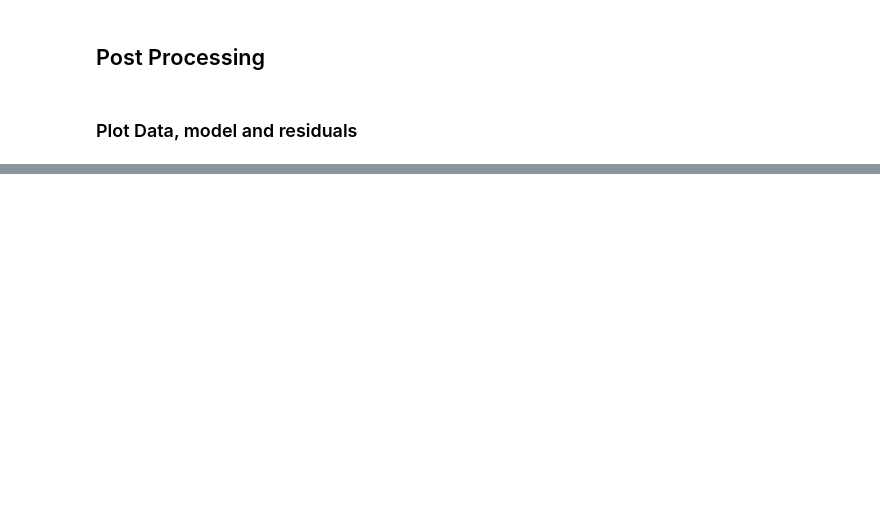
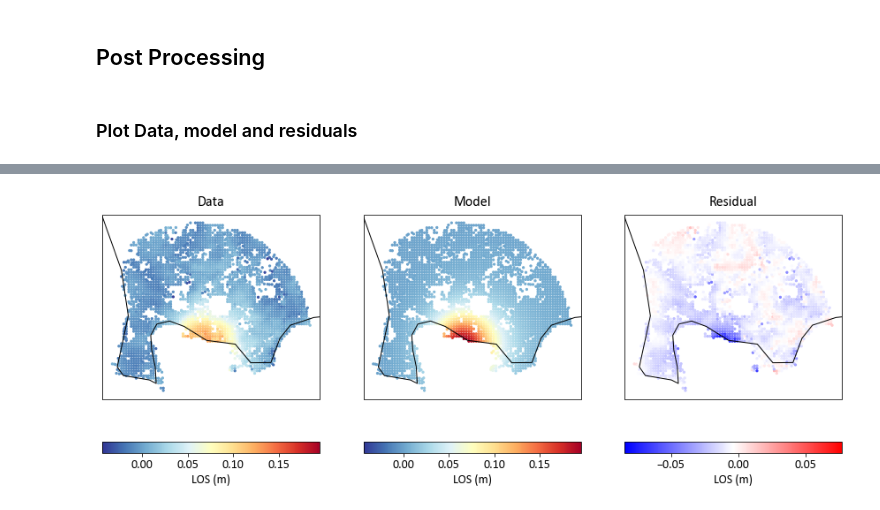
Before and after one commit to EliTras/VSM_test, a Jupyter notebook: USECASE/sill2NA/VSM_sill2NA.ipynb, the cells around one changed output, grey strips where cells are left out. Saved outputs shown, nothing was run; the diff lists cells and outputs as text; code cells hidden in the pictures; blank space fills up the shorter version.

```diff
--- a/USECASE/sill2NA/VSM_sill2NA.ipynb
+++ b/USECASE/sill2NA/VSM_sill2NA.ipynb
@@ -369,7 +488,7 @@ zone = 33
 southern_hemisphere = False
 # %%
 # My data in UTM coordinates
-db_sar = pd.read_csv(folder_inout+'/'+synth_file)
+db_sar = pd.read_csv(os.path.join(folder_inout,synth_file))
 d_sar = db_sar.values
 
 # Split into east and north coordinates
@@ -404,31 +523,33 @@ ax.set_extent(extent, crs=mycrs)
 plt.title('Data',fontsize = 16, pad=10)
 
 ## PANEL MODEL ##########
 ax = plt.subplot(132, projection=mycrs)
 ax.coastlines(resolution='10m')
 img = ax.scatter(east, north,5, synth,cmap="RdYlBu_r", vmin=dmin, vmax = dmax)
 #palette
 cbar = plt.colorbar(img,orientation='horizontal')
 cbar.set_label('LOS (m)')
 # Get the extent of the axis
 extent = ax.get_extent()
 # Attempt to set the axis extent
 ax.set_extent(extent, crs=mycrs)
 plt.title('Model',fontsize = 16, pad=10)
 
 ## PANEL RESIDUALS ##########
 ax = plt.subplot(133, projection=mycrs)
 ax.coastlines(resolution='10m')
 img = ax.scatter(east, north,5, data - synth,cmap="bwr",vmin=resext, vmax = -resext)
 #palette
 cbar = plt.colorbar(img,orientation='horizontal')
 cbar.set_label('LOS (m)')
 # Get the extent of the axis
 extent = ax.get_extent()
 # Attempt to set the axis extent
 ax.set_extent(extent, crs=mycrs)
 # Title for plot
 plt.title('Residual',fontsize = 16, pad=10)
 
-plt.savefig(folder_inout+'/'+out_file)
+plt.savefig(os.path.join(folder_inout,out_file))
 plt.show()
+# %% [output]
+[figure, added]
```
Also changed, not shown: parts of 7 cells of this notebook.
